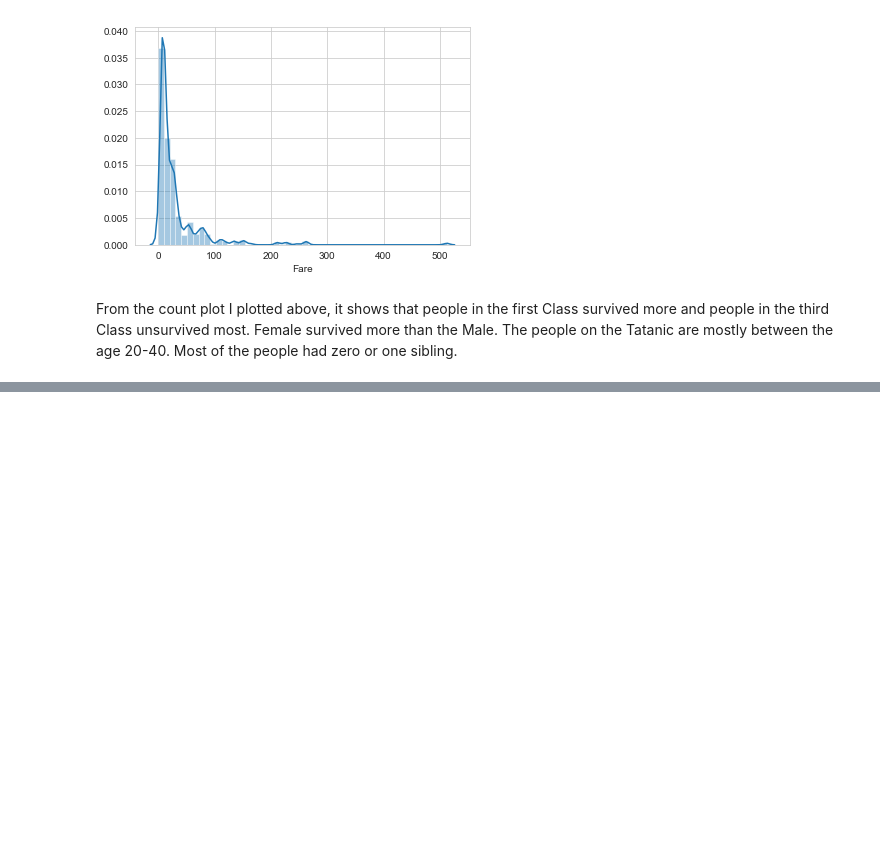
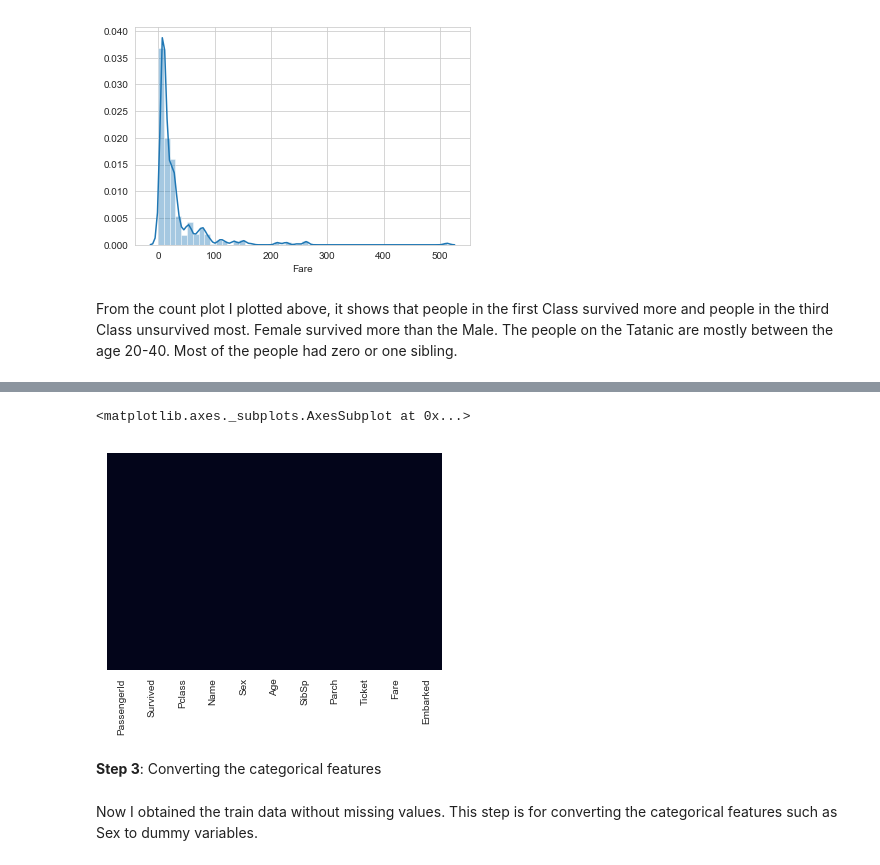
Before and after one commit to JingyiZ9/Kaggle-Competition, a Jupyter notebook: Titanic/Titanic Data Anlysis.ipynb, the cells around one changed output, grey strips where cells are left out. Saved outputs shown, nothing was run; the diff lists cells and outputs as text; code cells hidden in the pictures; blank space fills up the shorter version.

```diff
--- a/Titanic/Titanic Data Anlysis.ipynb
+++ b/Titanic/Titanic Data Anlysis.ipynb
@@ -84,0 +112,10 @@ I planed to replace the missing age with the average age of each Pclass. Below i
+# %%
+train.drop('Cabin', axis=1, inplace=True)
+test.drop('Cabin', axis=1, inplace=True)
+# %%
+train.dropna(inplace=True)
+# %%
+sns.heatmap(train.isnull(), yticklabels=False, cbar=False)
+# %% [output]
+<matplotlib.axes._subplots.AxesSubplot at 0x...>
+[figure, added]
@@ -84,0 +124,4 @@ I planed to replace the missing age with the average age of each Pclass. Below i
+# %% [markdown]
+**Step 3**: Converting the categorical features
+# %% [markdown]
+Now I obtained the train data without missing values. This step is for converting the categorical features such as Sex to dummy variables.
```
Also changed, not shown: parts of 25 cells of this notebook, 3 other files.
